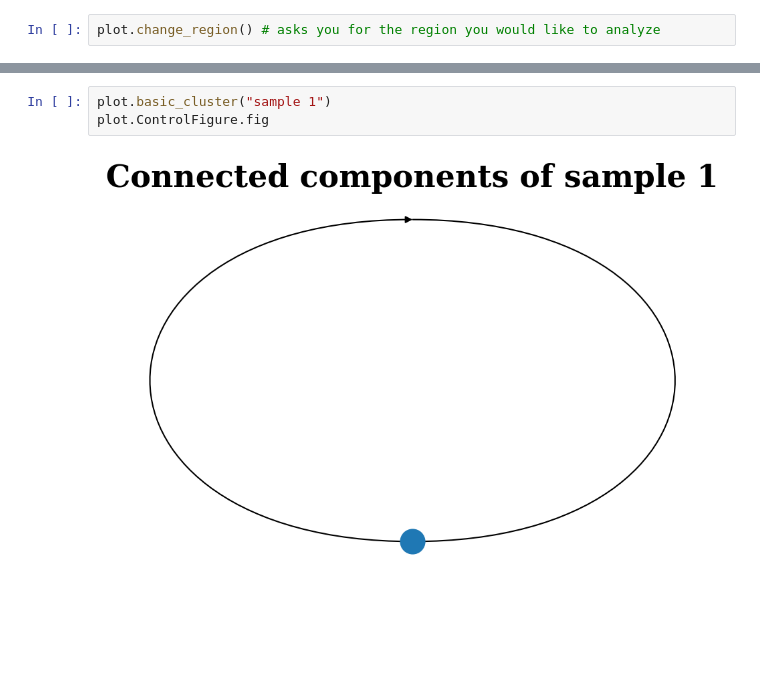
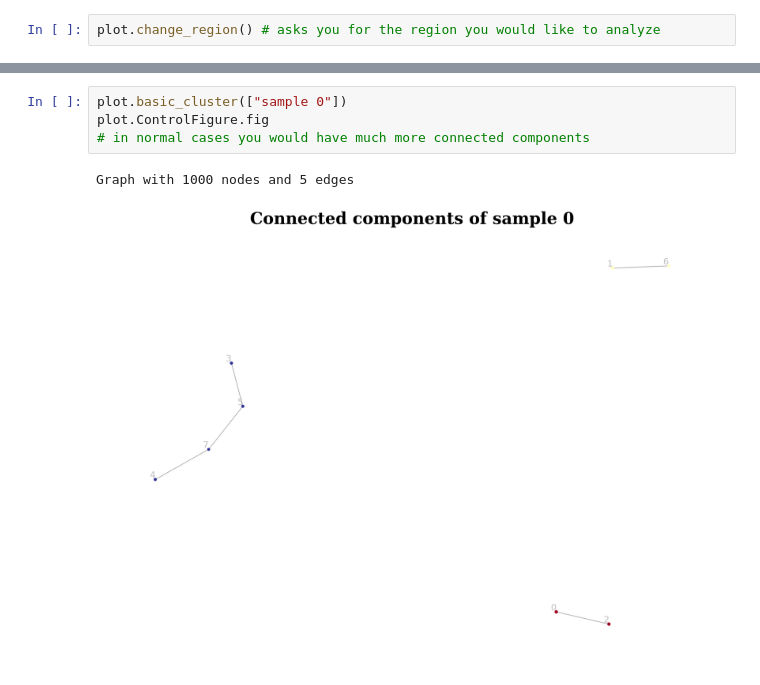
Before and after one commit to DigBioLab/ExpoSeq, a Jupyter notebook: ExpoSeq_handsOn.ipynb, the cells around one changed output, grey strips where cells are left out. Saved outputs shown, nothing was run; the diff lists cells and outputs as text; blank space fills up the shorter version.

```diff
--- a/ExpoSeq_handsOn.ipynb
+++ b/ExpoSeq_handsOn.ipynb
@@ -228,8 +227,10 @@ basic_cluster(sample=None, max_ld=1, min_ld=0, second_figure=False, batch_size=3
 # %%
-plot.basic_cluster("sample 1")
+plot.basic_cluster(["sample 0"])
 plot.ControlFigure.fig
+# in normal cases you would have much more connected components
 # %% [output]
+Graph with 1000 nodes and 5 edges
-[figure, old version]
+[figure, new version]
 # %%
 help(plot.aa_distribution)
 # %% [output]
```
Also changed, not shown: parts of 34 cells of this notebook, 19 other files.
